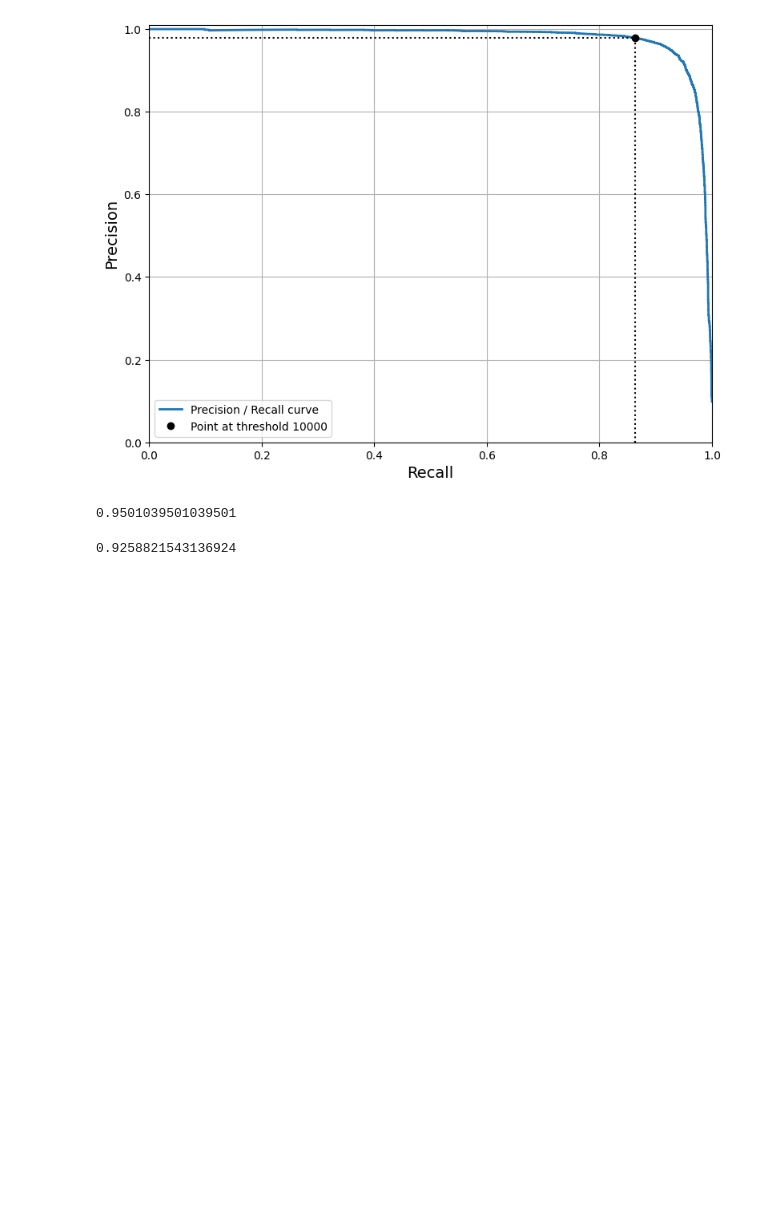
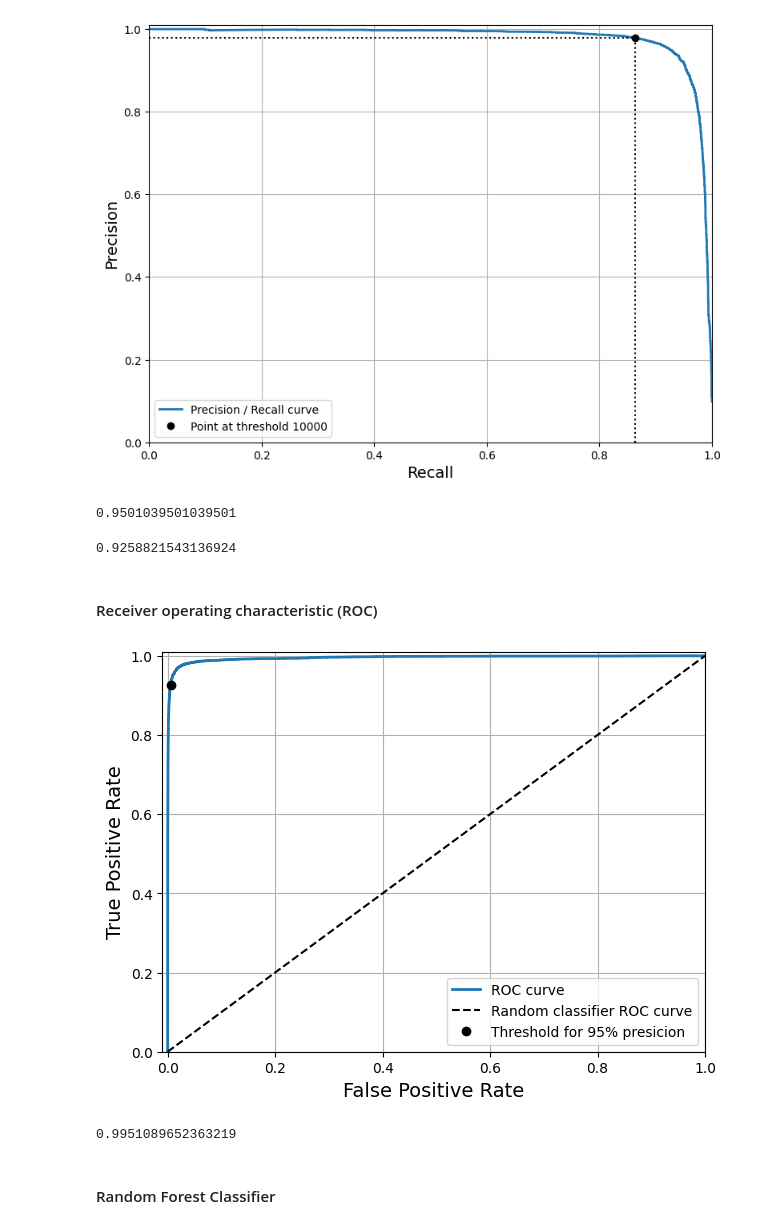
Before and after one commit to pmadzia/data-science, a Jupyter notebook: MNIST/mnist.ipynb, the cells around one changed output. Cells and saved outputs as stored; diff of their text form; code cells hidden in the pictures; blank space fills up the shorter version.

Commit message:
ROC and forest classifier

```diff
--- a/MNIST/mnist.ipynb
+++ b/MNIST/mnist.ipynb
@@ -157,3 +160,32 @@ precision_score(y_train_0, y_train_95_precision)
 recall_score(y_train_0, y_train_95_precision)
 # %% [output]
 0.9258821543136924
+# %% [markdown]
+#### Receiver operating characteristic (ROC)
+# %%
+fpr, tpr, thresholds = roc_curve(y_train_0, y_scores)
+
+idx_for_threshold_at_95 = (thresholds <= threshold_for_95_precision).argmax()
+
+fpr_95, tpr_95 = fpr[idx_for_threshold_at_95], tpr[idx_for_threshold_at_95]
+
+plt.plot(fpr, tpr, linewidth=2, label='ROC curve')
+plt.plot([0,1], [0,1], 'k--', label='Random classifier ROC curve')
+plt.plot([fpr_95], [tpr_95], 'ko', label='Threshold for 95% presicion')
+
+plt.xlim(-0.01, 1.0)
+plt.ylim(0.0, 1.01)
+plt.xlabel(xlabel='False Positive Rate', size=14)
+plt.ylabel(ylabel='True Positive Rate', size=14)
+plt.grid()
+plt.legend(loc='lower right')
+plt.tight_layout()
+plt.show()
+# %% [output]
+[figure, added]
+# %%
+roc_auc_score(y_train_0, y_scores)
+# %% [output]
+0.9951089652363219
+# %% [markdown]
+#### Random Forest Classifier
```
Also changed, not shown: parts of 13 cells of this notebook.
